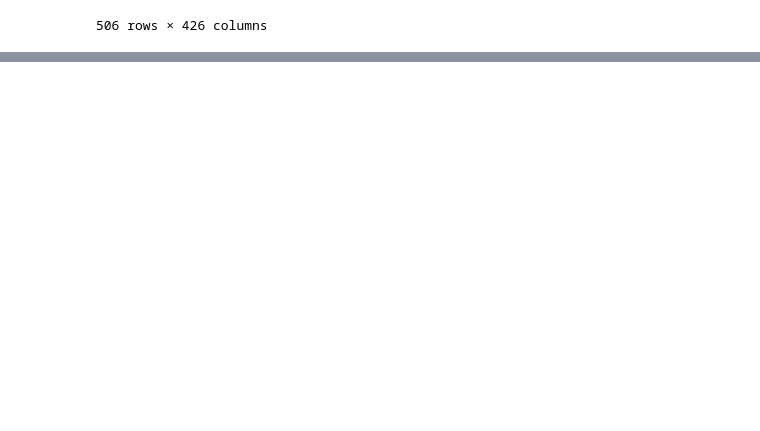
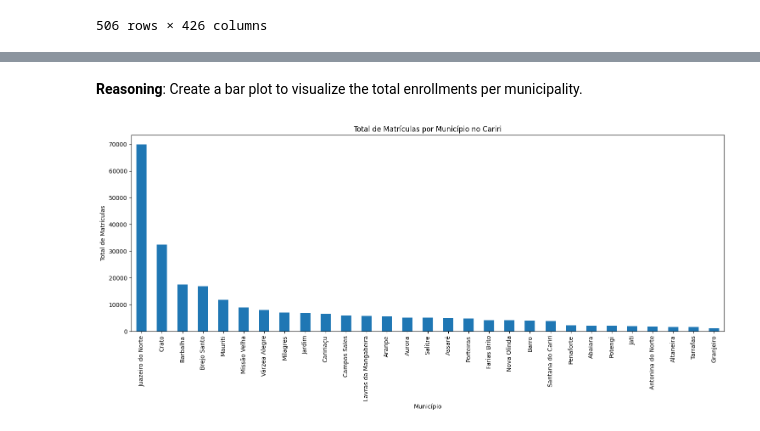
Before and after one commit to diogenesdeluna/blank-app, a Jupyter notebook: educacao_basica_cariri.ipynb, the cells around one changed output, grey strips where cells are left out. Drawn from its saved outputs; the diff is of its cells as text; code cells hidden in the pictures; blank space fills up the shorter version.

```diff
--- a/educacao_basica_cariri.ipynb
+++ b/educacao_basica_cariri.ipynb
@@ -12,6 +12,8 @@ Requirement already satisfied: six>=1.5 in /usr/local/lib/python3.11/dist-packag
 # %%
 import pandas as pd
 # %%
-bd_escolas = pd.read_csv('/content/microdados_ed_basica_2024.csv', sep=';', encoding='latin-1')
+#IMPORTA A BASE DE DADOS PARA A VARIÁVEL bd_escolas
+
+bd_escolas = pd.read_csv('/content/drive/MyDrive/DataJor/Dados Educação Cariri/microdados_ed_basica_2024.csv', sep=';', encoding='latin-1')
 # %%
 bd_escolas
@@ -47,0 +20,5 @@ bd_escolas_ce =
+# %%
+#FILTRA AS ESCOLAS DO CEARÁ E A ATRIBUI À VARIÁVEL bd_escolas_ce
+
+bd_escolas_ce = bd_escolas[bd_escolas['SG_UF'] == 'CE']
+bd_escolas_ce
@@ -47,0 +39,10 @@ bd_escolas_ce =
+# %%
+#SOMA AS MATRÍCULAS E ATRIBUI À VARIÁVEL matriculas_ce     ---->      2.132.934
+#DEVE SER LEVADO EM CONSIDERAÇÃO QUE A COLUNA "QT_MAT_BAS" ESTÁ EM FORMATO FLOAT. VALE A CONVERSÃO PARA NÚMERO INTEIRO
+#HÁ CÉLULAS VAZIAS E NA. CONVERTER EM "0" ANTES DE CONVERTER
+
+bd_escolas_ce['QT_MAT_BAS'] = bd_escolas_ce['QT_MAT_BAS'].fillna(0)
+bd_escolas_ce['QT_MAT_BAS'] = bd_escolas_ce['QT_MAT_BAS'].astype(int)
+
+matriculas_ce = bd_escolas_ce['QT_MAT_BAS'].sum()
+matriculas_ce
@@ -120,0 +205,5 @@ bd_crajubar.to_csv('crajubar.csv', index=False)
+# %%
+matriculas_por_municipio = bd_escolas_cariri.groupby('NO_MUNICIPIO')['QT_MAT_BAS'].sum()
+matriculas_por_municipio = matriculas_por_municipio.sort_values(ascending=False)
+display(matriculas_por_municipio)
+matriculas_por_municipio.to_csv('matriculas_por_municipio.csv', index=True)
@@ -120,0 +291,16 @@ bd_crajubar.to_csv('crajubar.csv', index=False)
+# %% [markdown]
+**Reasoning**:
+Create a bar plot to visualize the total enrollments per municipality.
+# %%
+import matplotlib.pyplot as plt
+
+plt.figure(figsize=(15, 7))
+matriculas_por_municipio.plot(kind='bar', )
+plt.title('Total de Matrículas por Município no Cariri')
+plt.xlabel('Município')
+plt.ylabel('Total de Matrículas')
+plt.xticks(rotation=90)
+plt.tight_layout()
+plt.show()
+# %% [output]
+[figure, added]
```
Also changed, not shown: parts of 24 cells of this notebook.
